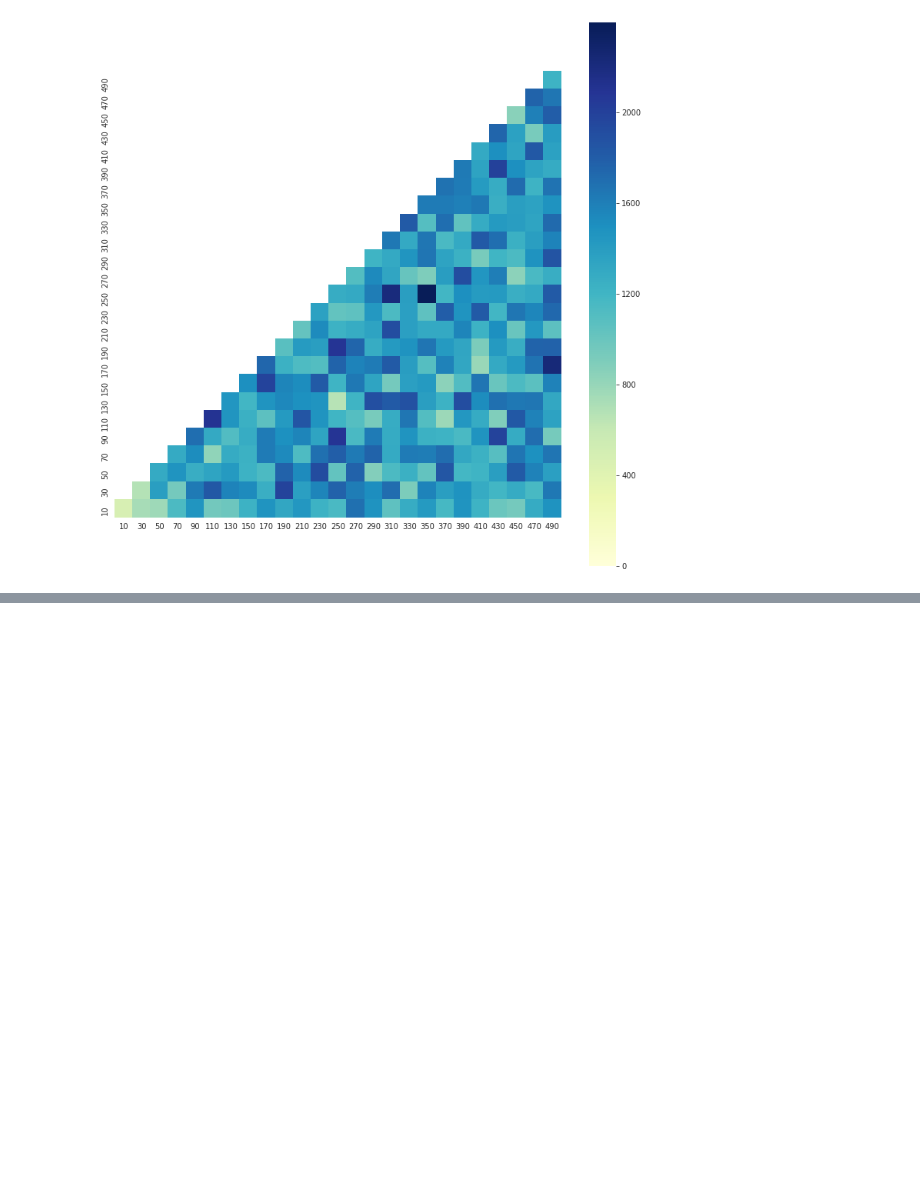
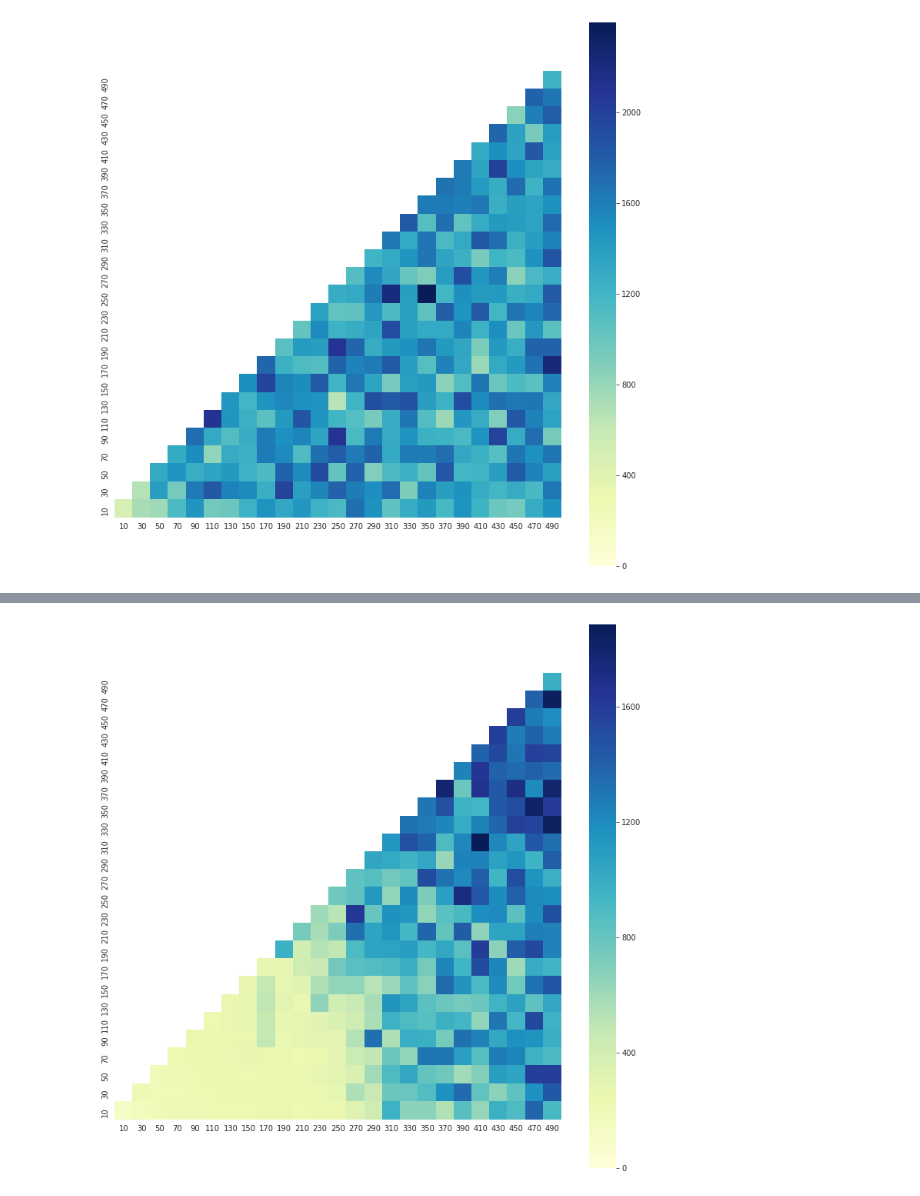
Before and after one commit to huajian1069/non-convex-optimisation, a Jupyter notebook: week 10.ipynb, the cells around one changed output, grey strips where cells are left out. Cells and saved outputs as stored; diff of their text form; code cells hidden in the pictures; blank space fills up the shorter version.

```diff
--- a/week 10.ipynb
+++ b/week 10.ipynb
@@ -243,0 +231,4 @@ data = exps.do()
+# %%
+exps2.analyser.plot_hotmap_evals()
+# %% [output]
+[figure, added]
```
Also changed, not shown: parts of 43 cells of this notebook, 19 other files.
